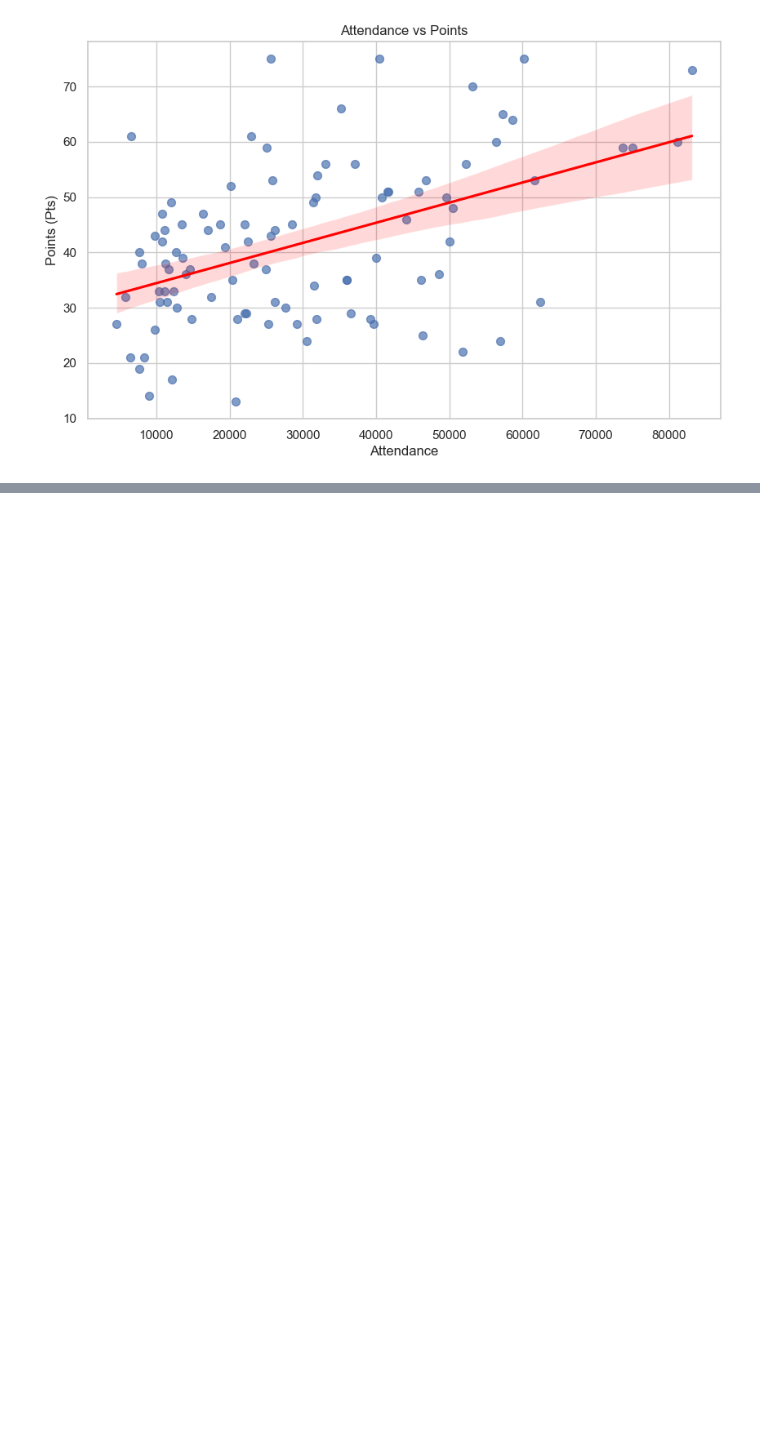
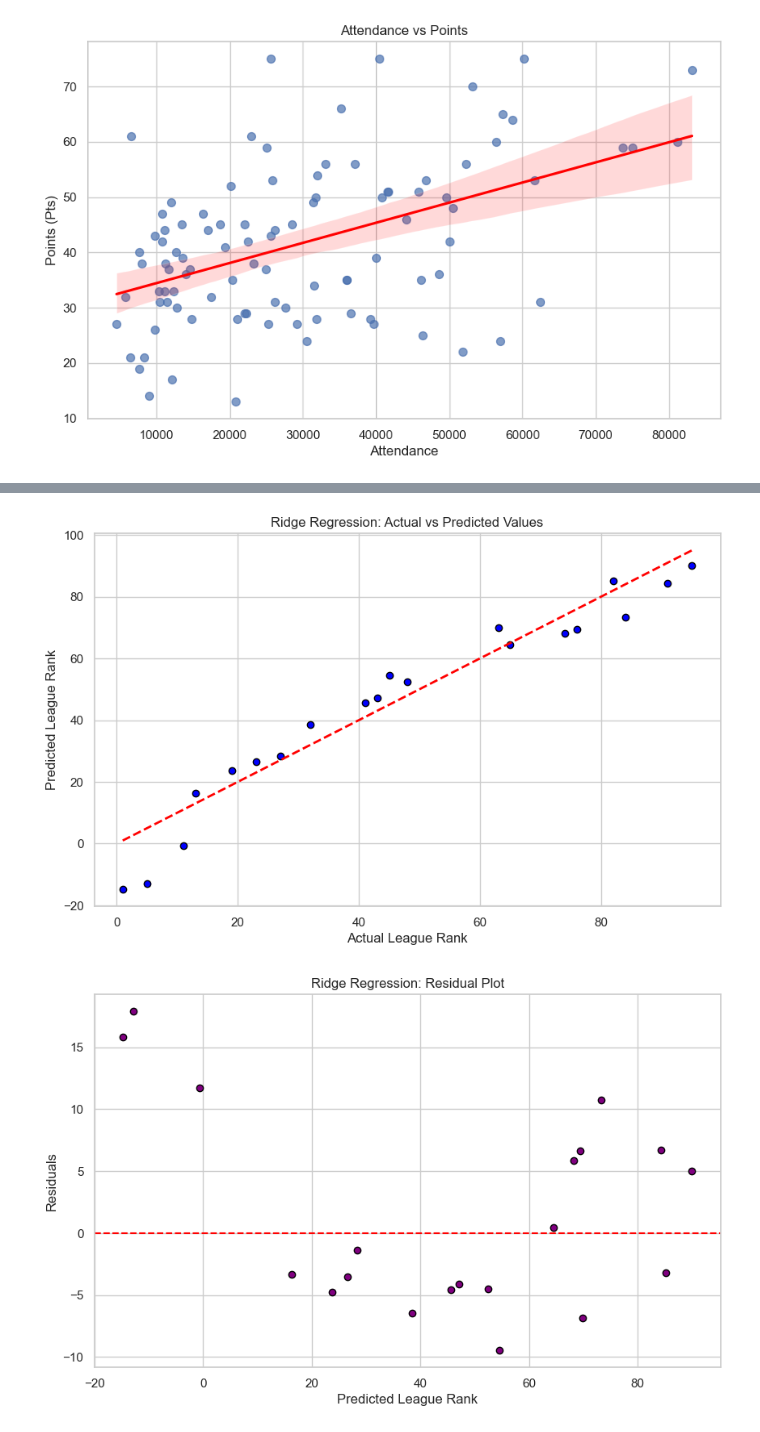
Before and after one commit to cadrianas/Personal-projects, a Jupyter notebook: Soccer.ipynb, the cells around one changed output, grey strips where cells are left out. Saved outputs shown, nothing was run; the diff lists cells and outputs as text; code cells hidden in the pictures; blank space fills up the shorter version.

```diff
--- a/Soccer.ipynb
+++ b/Soccer.ipynb
@@ -642,0 +803,63 @@ plt.show()
+# %%
+# Scatter Plot for Ridge Regression
+plt.figure(figsize=(10, 6))
+plt.scatter(y_test, y_pred_ridge, color='blue', edgecolor='black')
+plt.plot([y_test.min(), y_test.max()], [y_test.min(), y_test.max()], 'k--', lw=2, color='red')
+plt.title('Ridge Regression: Actual vs Predicted Values')
+plt.xlabel('Actual League Rank')
+plt.ylabel('Predicted League Rank')
+plt.grid(True)
+plt.show()
+
+# Residual Plot for Ridge Regression
+residuals_ridge = y_test - y_pred_ridge
+plt.figure(figsize=(10, 6))
+plt.scatter(y_pred_ridge, residuals_ridge, color='purple', edgecolor='black')
+plt.axhline(0, color='red', linestyle='--')
+plt.title('Ridge Regression: Residual Plot')
+plt.xlabel('Predicted League Rank')
+plt.ylabel('Residuals')
+plt.grid(True)
+plt.show()
+
+# Distribution of Residuals for Ridge Regression
+plt.figure(figsize=(10, 6))
+sns.histplot(residuals_ridge, bins=20, kde=True, color='green')
+plt.title('Ridge Regression: Distribution of Residuals')
+plt.xlabel('Residuals')
+plt.ylabel('Frequency')
+plt.grid(True)
+plt.show()
+
+# Scatter Plot for Lasso Regression
+plt.figure(figsize=(10, 6))
+plt.scatter(y_test, y_pred_lasso, color='blue', edgecolor='black')
+plt.plot([y_test.min(), y_test.max()], [y_test.min(), y_test.max()], 'k--', lw=2, color='red')
+plt.title('Lasso Regression: Actual vs Predicted Values')
+plt.xlabel('Actual League Rank')
+plt.ylabel('Predicted League Rank')
+plt.grid(True)
+plt.show()
+
+# Residual Plot for Lasso Regression
+residuals_lasso = y_test - y_pred_lasso
+plt.figure(figsize=(10, 6))
+plt.scatter(y_pred_lasso, residuals_lasso, color='purple', edgecolor='black')
+plt.axhline(0, color='red', linestyle='--')
+plt.title('Lasso Regression: Residual Plot')
+plt.xlabel('Predicted League Rank')
+plt.ylabel('Residuals')
+plt.grid(True)
+plt.show()
+
+# Distribution of Residuals for Lasso Regression
+plt.figure(figsize=(10, 6))
+sns.histplot(residuals_lasso, bins=20, kde=True, color='green')
+plt.title('Lasso Regression: Distribution of Residuals')
+plt.xlabel('Residuals')
+plt.ylabel('Frequency')
+plt.grid(True)
+plt.show()
+# %% [output]
+[figure, added]
+[figure, added]
```
Also changed, not shown: parts of 70 cells of this notebook, 1 other file.
